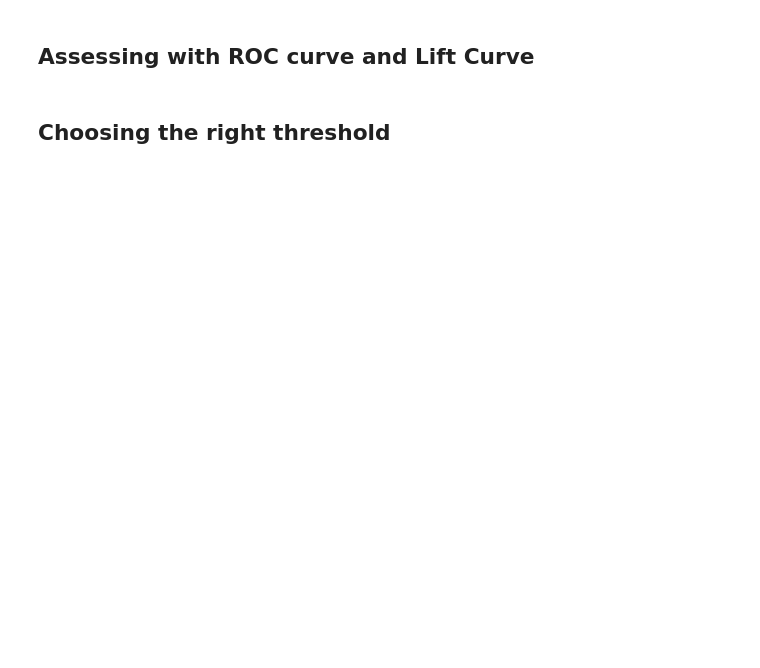
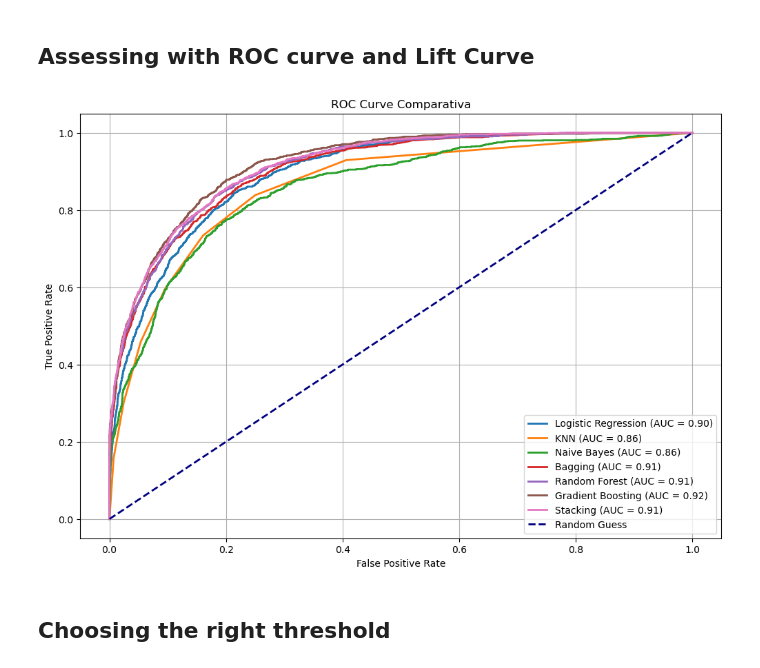
Before and after one commit to keitaVigano/income_classification, a Jupyter notebook: notebook/modeling.ipynb, the cells around one changed output. Drawn from its saved outputs; the diff is of its cells as text; code cells hidden in the pictures; blank space fills up the shorter version.

Commit message:
Uploadeed all models, reduce parameters of tuning and add choose threshold part

```diff
--- a/notebook/modeling.ipynb
+++ b/notebook/modeling.ipynb
@@ -582,3 +607,58 @@ plot_lift_curve(test_labels, y_probs, model_names)
+# %%
+# Caricamento dei modelli salvati
+models = {
+    'Logistic Regression': joblib.load('models/logistic_regression_model.pkl'),
+    'KNN': joblib.load('models/knn_model_nuovo.pkl'),
+    'Naive Bayes': joblib.load('models/naive_bayes_model.pkl'),
+    'Bagging': joblib.load('models/bagging_model.pkl'),
+    'Random Forest': joblib.load('models/random_forest_model.pkl'),
+    'Gradient Boosting': joblib.load('models/gradient_boosting_model.pkl'),
+    'Stacking': joblib.load('models/stacking_model.pkl'),
+}
+
+# Lista per memorizzare i dati delle ROC Curve
+model_names = []
+y_probs = []
+
+# Calcolo delle probabilità previste dai modelli
+for name, model in models.items():
+    try:
+        if hasattr(model, 'predict_proba'):
+            # Probabilità della classe positiva
+            y_probs.append(model.predict_proba(test_features)[:, 1])
+        elif hasattr(model, 'decision_function'):
+            # Decision function (se predict_proba non è disponibile)
+            y_probs.append(model.decision_function(test_features))
+        else:
+            print(f"The model {name} does not support predict_proba or decision_function.")
+            continue
+        model_names.append(name)
+    except Exception as e:
+        print(f"Error in the model {name}: {e}")
+
+# Funzione per tracciare le ROC Curve
+def plot_roc_curve(y_true, y_probs, model_names):
+    plt.figure(figsize=(12, 8))
+
+    for y_prob, model_name in zip(y_probs, model_names):
+        fpr, tpr, _ = roc_curve(y_true, y_prob)  # Calcolo di FPR e TPR
+        roc_auc = auc(fpr, tpr)  # Calcolo dell'AUC
+        plt.plot(fpr, tpr, lw=2, label=f'{model_name} (AUC = {roc_auc:.2f})')
+
+    # Linea di riferimento per il classificatore casuale
+    plt.plot([0, 1], [0, 1], color='navy', lw=2, linestyle='--', label='Random Guess')
+
+    plt.xlabel('False Positive Rate')
+    plt.ylabel('True Positive Rate')
+    plt.title('ROC Curve Comparativa')
+    plt.legend(loc="lower right")
+    plt.grid()
+    plt.show()
+
+# Traccia le ROC Curve
+plot_roc_curve(test_labels, y_probs, model_names)
+# %% [output]
+[figure, added]
 # %% [markdown]
 ## Choosing the right threshold
 # %%
```
Also changed, not shown: parts of 11 cells of this notebook, 8 other files.
